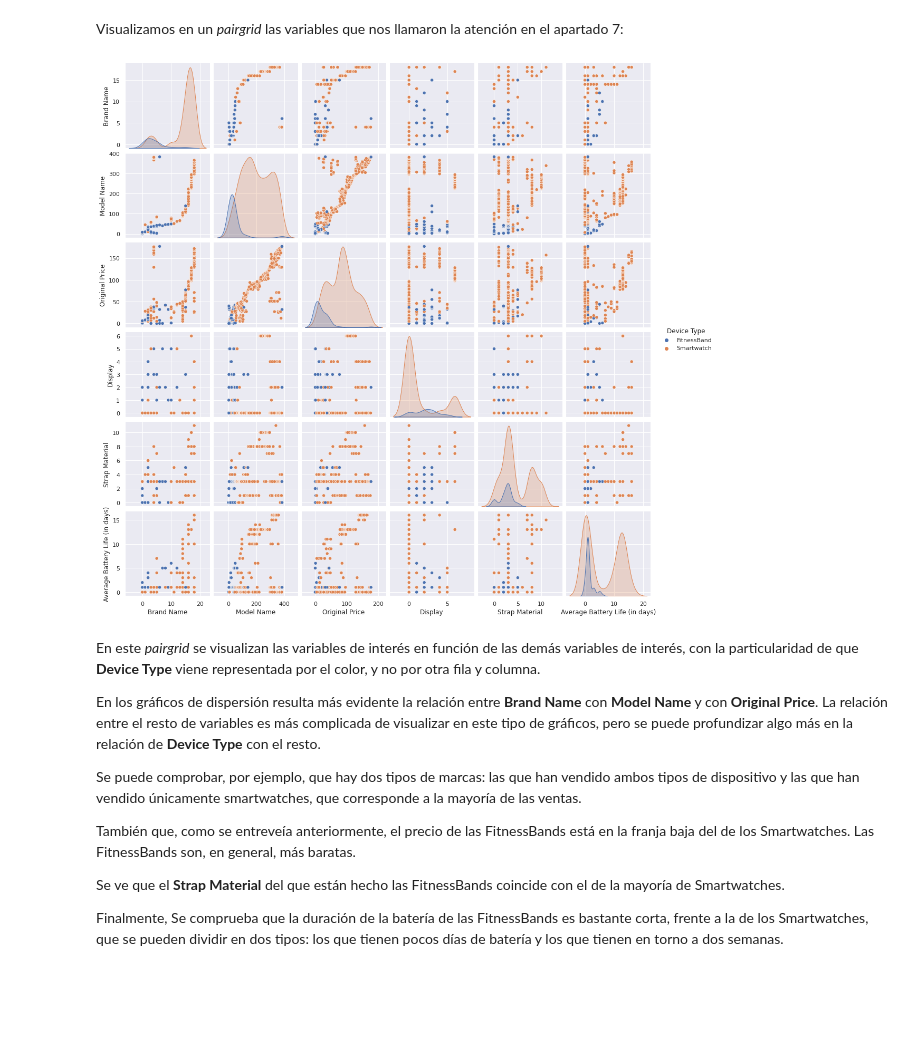
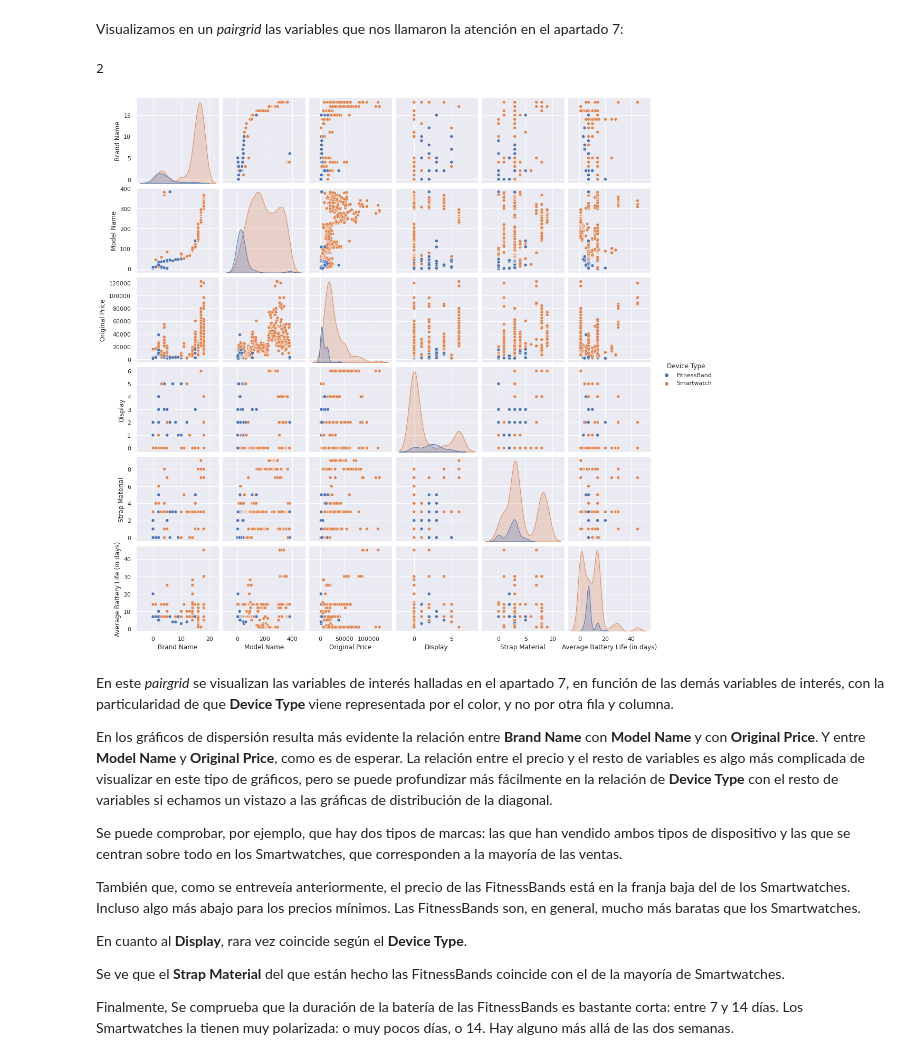
Before and after one commit to afercaceres/Fitness_Trackers, a Jupyter notebook: practica_python.ipynb, the cells around one changed output. Cells and saved outputs as stored; diff of their text form; code cells hidden in the pictures; blank space fills up the shorter version.

```diff
--- a/practica_python.ipynb
+++ b/practica_python.ipynb
@@ -119,0 +218,4 @@ valoresInteres
+# %%
+datos["Color"]=datos["Color"].str.strip().str.lower()
+
+sorted(list(set(datos["Color"])))
@@ -119,0 +269,4 @@ valoresInteres
+# %%
+datos["Strap Material"]=datos["Strap Material"].str.strip().str.lower()
+
+sorted(list(set(datos["Strap Material"])))
@@ -571,7 +726,7 @@ En general hay más observaciones de Smartwatches que de Fitnessbands, y de disp
 # %%
 ratio_duracion_precio = list(datos["Average Battery Life (in days)"]*1000/datos["Selling Price"])
 
-datos_ratio = datos
+datos_ratio = datos.copy()
 datos_ratio.insert(10,"Ratio", ratio_duracion_precio, allow_duplicates=True)
 datos_ratio.head()
 # %% [output]
@@ -744,0 +879,9 @@ datos_corr
+# %%
+datos_cuant = datos_ratio.copy()
+
+datos_cuant[["Brand Name", "Device Type", "Model Name", "Color", "Display", "Strap Material"]] = datos_ratio[["Brand Name", "Device Type", "Model Name", "Color", "Display", "Strap Material"]].apply(lambda x : pd.factorize(x)[0])
+labels = datos_ratio[["Brand Name", "Device Type", "Model Name", "Color", "Display", "Strap Material"]].apply(lambda x : pd.factorize(x)[1])
+
+datos_corr = datos_cuant.corr(method='pearson', min_periods=1)
+
+datos_corr
@@ -785,22 +942,25 @@ Apoyándonos en la información de este gráfico, podemos dividir las marcas en
 # %% [markdown]
 Visualizamos en un *pairgrid* las variables que nos llamaron la atención en el apartado 7:
 # %%
-datos_cuant_dt = datos_cuant
+datos_cuant_dt = datos_cuant.copy()
 
 datos_cuant_dt["Device Type"] = datos["Device Type"]
 
-pp = sns.pairplot(datos_cuant_dt[["Brand Name", "Device Type", "Model Name", "Original Price", "Display", "Strap Material", "Average Battery Life (in days)"]], hue="Device Type");
+pp = sns.pairplot(datos_cuant_dt[["Brand Name", "Device Type", "Model Name", "Original Price", "Display", "Strap Material", "Average Battery Life (in days)"]], hue="Device Type");2
 # %% [output]
+2
-[figure, old version]
+[figure, new version]
 # %% [markdown]
-En este *pairgrid* se visualizan las variables de interés en función de las demás variables de interés, con la particularidad de que **Device Type** viene representada por el color, y no por otra fila y columna.
+En este *pairgrid* se visualizan las variables de interés halladas en el apartado 7, en función de las demás variables de interés, con la particularidad de que **Device Type** viene representada por el color, y no por otra fila y columna.
 
-En los gráficos de dispersión resulta más evidente la relación entre **Brand Name** con **Model Name** y con **Original Price**. La relación entre el resto de variables es más complicada de visualizar en este tipo de gráficos, pero se puede profundizar algo más en la relación de **Device Type** con el resto.
+En los gráficos de dispersión resulta más evidente la relación entre **Brand Name** con **Model Name** y con **Original Price**. Y entre **Model Name** y **Original Price**, como es de esperar. La relación entre el precio y el resto de variables es algo más complicada de visualizar en este tipo de gráficos, pero se puede profundizar más fácilmente en la relación de **Device Type** con el resto de variables si echamos un vistazo a las gráficas de distribución de la diagonal.
 
-Se puede comprobar, por ejemplo, que hay dos tipos de marcas: las que han vendido ambos tipos de dispositivo y las que han vendido únicamente smartwatches, que corresponde a la mayoría de las ventas.
+Se puede comprobar, por ejemplo, que hay dos tipos de marcas: las que han vendido ambos tipos de dispositivo y las que se centran sobre todo en los Smartwatches, que corresponden a la mayoría de las ventas.
 
-También que, como se entreveía anteriormente, el precio de las FitnessBands está en la franja baja del de los Smartwatches. Las FitnessBands son, en general, más baratas.
+También que, como se entreveía anteriormente, el precio de las FitnessBands está en la franja baja del de los Smartwatches. Incluso algo más abajo para los precios mínimos. Las FitnessBands son, en general, mucho más baratas que los Smartwatches.
+
+En cuanto al **Display**, rara vez coincide según el **Device Type**.
 
 Se ve que el **Strap Material** del que están hecho las FitnessBands coincide con el de la mayoría de Smartwatches.
 
-Finalmente, Se comprueba que la duración de la batería de las FitnessBands es bastante corta, frente a la de los Smartwatches, que se pueden dividir en dos tipos: los que tienen pocos días de batería y los que tienen en torno a dos semanas.
+Finalmente, Se comprueba que la duración de la batería de las FitnessBands es bastante corta: entre 7 y 14 días. Los Smartwatches la tienen muy polarizada: o muy pocos días, o 14. Hay alguno más allá de las dos semanas.
```
Also changed, not shown: parts of 50 cells of this notebook.
